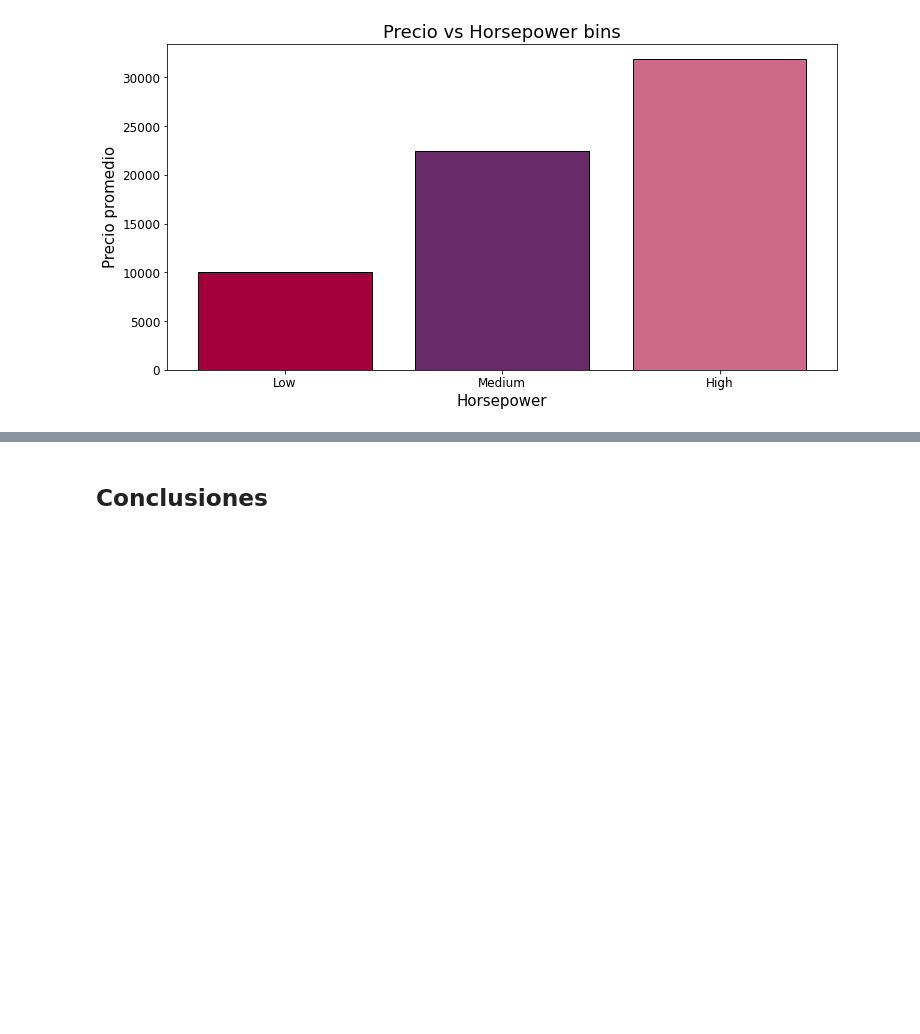
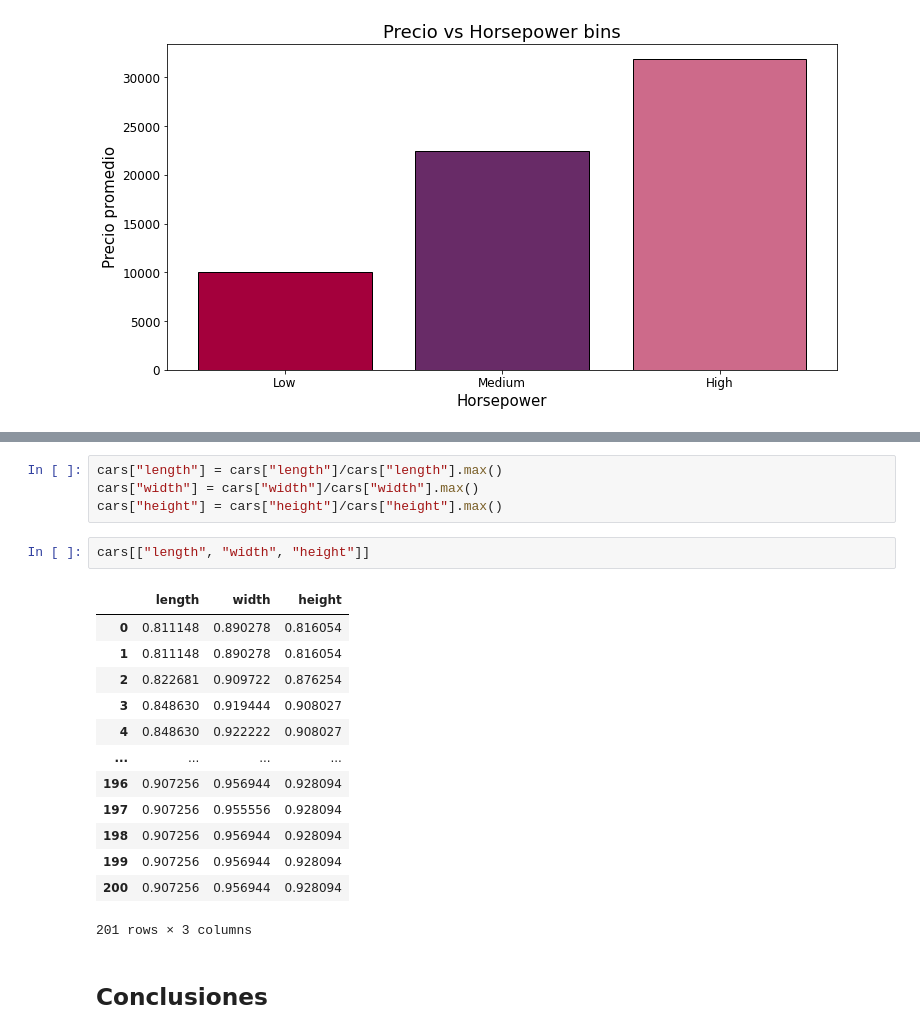
Before and after one commit to shebuildstech/cars-price-prediction, a Jupyter notebook: notebooks/cars-notebook1.ipynb, the cells around one changed output, grey strips where cells are left out. Saved outputs shown, nothing was run; the diff lists cells and outputs as text; blank space fills up the shorter version.

```diff
--- a/notebooks/cars-notebook1.ipynb
+++ b/notebooks/cars-notebook1.ipynb
@@ -313,3 +319,23 @@ plt.savefig("Hpbins-price.jpg")
+# %%
+cars["length"] = cars["length"]/cars["length"].max()
+cars["width"] = cars["width"]/cars["width"].max()
+cars["height"] = cars["height"]/cars["height"].max()
+# %%
+cars[["length", "width", "height"]]
+# %% [output]
+|  | length | width | height |
+| 0 | 0.811148 | 0.890278 | 0.816054 |
+| 1 | 0.811148 | 0.890278 | 0.816054 |
+| 2 | 0.822681 | 0.909722 | 0.876254 |
+| 3 | 0.848630 | 0.919444 | 0.908027 |
+| 4 | 0.848630 | 0.922222 | 0.908027 |
+| ... | ... | ... | ... |
+| 196 | 0.907256 | 0.956944 | 0.928094 |
+| 197 | 0.907256 | 0.955556 | 0.928094 |
+| 198 | 0.907256 | 0.956944 | 0.928094 |
+| 199 | 0.907256 | 0.956944 | 0.928094 |
+| 200 | 0.907256 | 0.956944 | 0.928094 |
+201 rows × 3 columns
 # %% [markdown]
 ## Conclusiones
 # %% [markdown]
```
Also changed, not shown: parts of 6 cells of this notebook.
